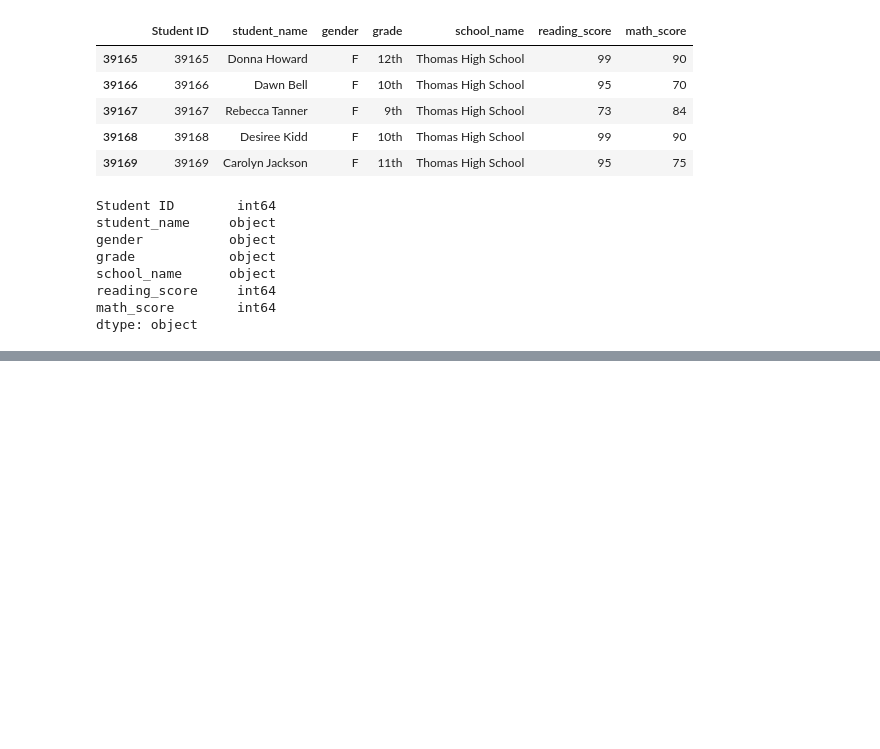
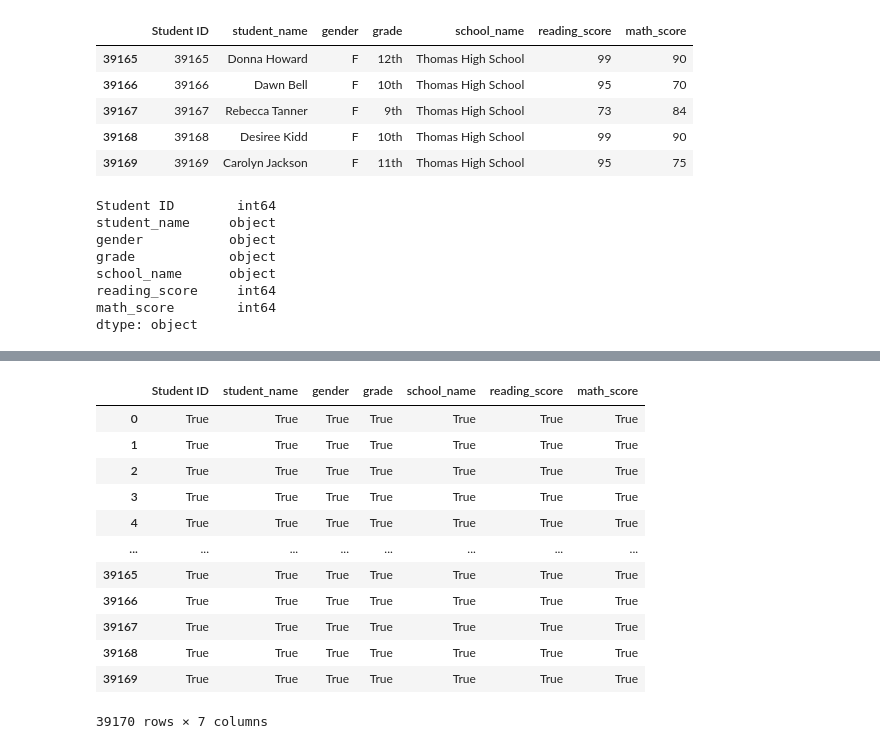
Before and after one commit to krishnakalisarkar/School_District_Analysis, a Jupyter notebook: PyCityschools.ipynb, the cells around one changed output, grey strips where cells are left out. Drawn from its saved outputs; the diff is of its cells as text; code cells hidden in the pictures; blank space fills up the shorter version.

```diff
--- a/PyCityschools.ipynb
+++ b/PyCityschools.ipynb
@@ -67,0 +169,17 @@ dtype: object
+# %%
+# Determine if there are not any missing values in the student data.notnull
+student_data_df.notnull()
+# %% [output]
+|  | Student ID | student_name | gender | grade | school_name | reading_score | math_score |
+| 0 | True | True | True | True | True | True | True |
+| 1 | True | True | True | True | True | True | True |
+| 2 | True | True | True | True | True | True | True |
+| 3 | True | True | True | True | True | True | True |
+| 4 | True | True | True | True | True | True | True |
+| ... | ... | ... | ... | ... | ... | ... | ... |
+| 39165 | True | True | True | True | True | True | True |
+| 39166 | True | True | True | True | True | True | True |
+| 39167 | True | True | True | True | True | True | True |
+| 39168 | True | True | True | True | True | True | True |
+| 39169 | True | True | True | True | True | True | True |
+39170 rows × 7 columns
```
Also changed, not shown: parts of 14 cells of this notebook, 5 other files.
